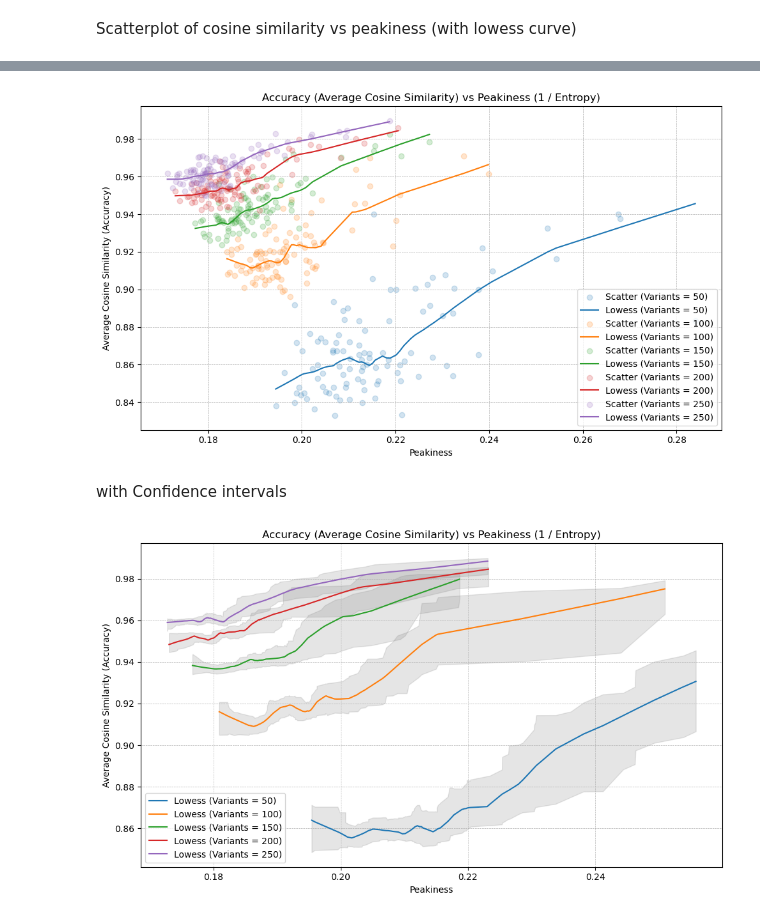
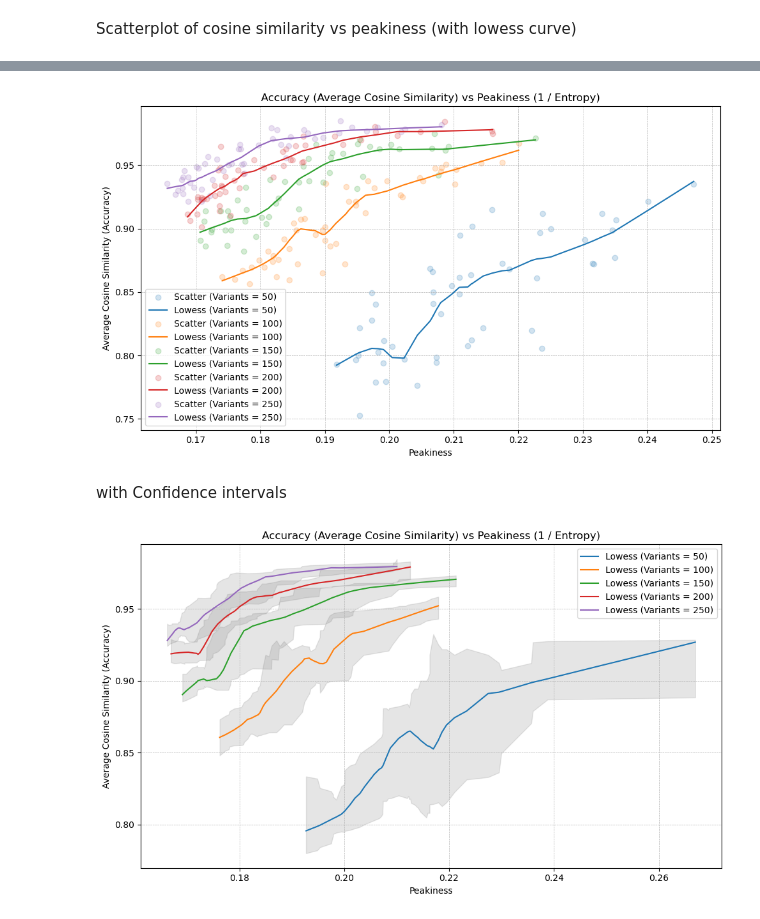
Before and after one commit to Satpat/PeakySigs, a Jupyter notebook: final_code.ipynb, the cells around one changed output, grey strips where cells are left out. Drawn from its saved outputs; the diff is of its cells as text; code cells hidden in the pictures.

```diff
--- a/final_code.ipynb
+++ b/final_code.ipynb
@@ -7,12 +8,20 @@ from scipy.optimize import minimize
 from sklearn.metrics.pairwise import cosine_similarity
 from scipy.stats import entropy
 # %%
-# Load COSMIC mutsig data
+#load COSMIC mutational signature data
 df_sig = pd.read_csv("COSMIC_v3.3.1_SBS_GRCh37.txt", sep="\t")
 
-# Variables and contributions dictionary
+
+#configuration and constants
+
+#total number of mutations in a sample
 variants = 100
+
+#number of samples to be generated
 num_data = 50
+
+
+#contributions dictionary
 base_contributions = {
     "SBS1": 25,
     "SBS18": 8,
@@ -20,6 +29,24 @@ base_contributions = {
     "SBS37": 4,
     "SBS39": 3
 }
+
+#peaky profile
+peaky_contributions = {
+    "SBS1": 25,
+    "SBS18": 10,
+    "SBS32": 10,
+    "SBS37": 5,
+    "SBS39": 5
+}
+
+#flat profile
+flat_contributions = {
+    "SBS1": 1,
+    "SBS18": 20,
+    "SBS32": 2,
+    "SBS37": 20,
+    "SBS39": 20
+}
 # %% [markdown]
 Helper functions
 # %%
@@ -177,10 +250,10 @@ def plot_peakiness_vs_accuracy_with_errorbars(entropy_vals, cosine_sim_avg_vals,
 # %%
-# Merging and preparing reference signatures
+#merging and preparing reference signatures
 merged_df = pd.merge(generate_data(variants, 1, base_contributions, df_sig)[0], df_sig, left_on='substitution', right_on='Type')
 ref_sig = merged_df.drop(columns=['substitution', 'frequency', 'p'])
 
-# Gathering the data for cosine similarity with standard deviations and plotting the scatter graph with error bars
-peakiness_vals, cosine_sim_avg_vals, cosine_sim_std_vals = gather_data_peakiness_vs_accuracy_with_std(base_contributions, df_sig, ref_sig, objective_function_l2)
+#gathering the data for cosine similarity with standard deviations and plotting the scatter graph
+peakiness_vals, cosine_sim_avg_vals, cosine_sim_std_vals = gather_data_peakiness_vs_accuracy_with_std(peaky_contributions, flat_contributions, df_sig, ref_sig, objective_function_l2)
 # %% [markdown]
 Scatterplot of cosine similarity vs peakiness (with lm line)
 # %%
@@ -229,38 +301,38 @@ plt.show()
 # %%
-# Set up the plot
+#Set up the plot
 plt.figure(figsize=(10, 6))
 
-# Loop over variants from 50 to 250 in intervals of 50
+#Loop over variants from 50 to 250 in intervals of 50
 for variants in range(50, 251, 50):
     # Generate and process the data
-    peakiness_vals, cosine_sim_avg_vals, _ = gather_data_peakiness_vs_accuracy_with_std(base_contributions, df_sig, ref_sig, objective_function_l2)
+    peakiness_vals, cosine_sim_avg_vals, _ = gather_data_peakiness_vs_accuracy_with_std(peaky_contributions, flat_contributions, df_sig, ref_sig, objective_function_l2)
 
     # Add scatter plot with reduced opacity
     plt.scatter(peakiness_vals, cosine_sim_avg_vals, alpha=0.2, label=f'Scatter (Variants = {variants})')
 
     # Compute the lowess smoothed curve
     z = lowess(cosine_sim_avg_vals, peakiness_vals, frac=0.3)
 
     # Plot the smoothed curve for the current number of variants
     plt.plot(z[:, 0], z[:, 1], label=f'Lowess (Variants = {variants})')
 
-# Set plot details and display
+#Set plot details and display
 plt.title("Accuracy (Average Cosine Similarity) vs Peakiness (1 / Entropy)")
 plt.xlabel("Peakiness")
 plt.ylabel("Average Cosine Similarity (Accuracy)")
 plt.legend()
 plt.grid(True, which='both', linestyle='--', linewidth=0.5)
 plt.tight_layout()
 plt.show()
 # %% [output]
-[figure, old version]
+[figure, new version]
 # %% [markdown]
 with Confidence intervals
 # %%
 def bootstrap_lowess(x, y, frac=0.3, it=100, alpha=0.95):
     bootstrapped = []
 
-    # Convert x and y to numpy arrays for indexing
+    #Convert x and y to numpy arrays for indexing
     x = np.array(x)
     y = np.array(y)
 
@@ -274,25 +346,25 @@ def bootstrap_lowess(x, y, frac=0.3, it=100, alpha=0.95):
 
     return lower, upper
 
-# Set up the plot
+#Set up the plot
 plt.figure(figsize=(10, 6))
 
-# Loop over variants from 50 to 250 in intervals of 50
+#Loop over variants from 50 to 250 in intervals of 50
 for variants in range(50, 251, 50):
-    # Generate and process the data
-    peakiness_vals, cosine_sim_avg_vals, _ = gather_data_peakiness_vs_accuracy_with_std(base_contributions, df_sig, ref_sig, objective_function_l2)
+    #Generate and process the data
+    peakiness_vals, cosine_sim_avg_vals, _ = gather_data_peakiness_vs_accuracy_with_std(peaky_contributions, flat_contributions, df_sig, ref_sig, objective_function_l2)
 
-    # Compute the lowess smoothed curve
+    #Compute the lowess smoothed curve
     z = lowess(cosine_sim_avg_vals, peakiness_vals, frac=0.3)
 
-    # Bootstrap to get the confidence intervals
+    #bootstrap to get the confidence intervals
     lower, upper = bootstrap_lowess(peakiness_vals, cosine_sim_avg_vals)
 
-    # Plot the smoothed curve and the confidence intervals
+    #plot the smoothed curve and the confidence intervals
     plt.plot(z[:, 0], z[:, 1], label=f'Lowess (Variants = {variants})')
     plt.fill_between(z[:, 0], lower, upper, color='gray', alpha=0.2)
 
-# Set plot details and display
+#set plot details and display
 plt.title("Accuracy (Average Cosine Similarity) vs Peakiness (1 / Entropy)")
 plt.xlabel("Peakiness")
 plt.ylabel("Average Cosine Similarity (Accuracy)")
@@ -301,7 +373,7 @@ plt.grid(True, which='both', linestyle='--', linewidth=0.5)
 plt.tight_layout()
 plt.show()
 # %% [output]
-[figure, old version]
+[figure, new version]
 # %%
 #Gathering the data for cosine similarity with standard deviations in a range
 variant_counts, cosine_sim_avg, cosine_sim_std = gather_data_for_variants_range_with_std_cosine(50, 500, 50, base_contributions, df_sig, ref_sig, objective_function_l2)
```
Also changed, not shown: parts of 14 cells of this notebook.
